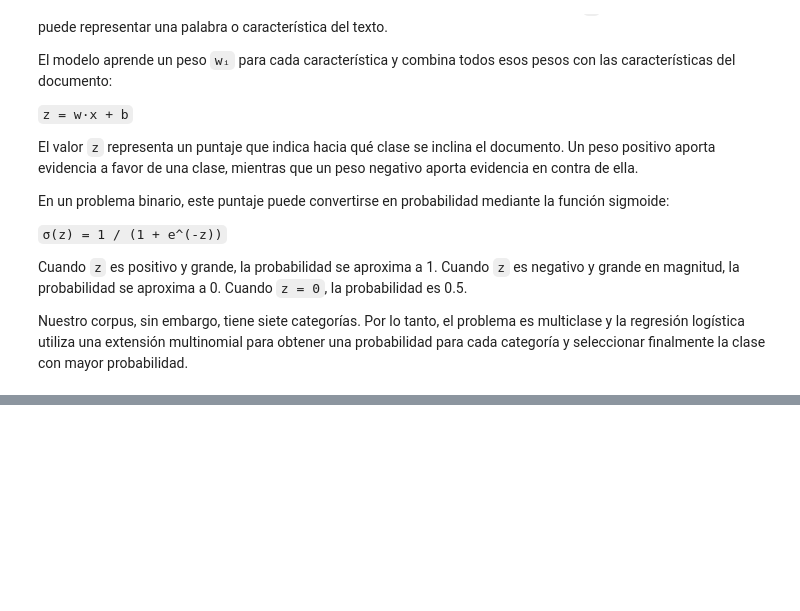
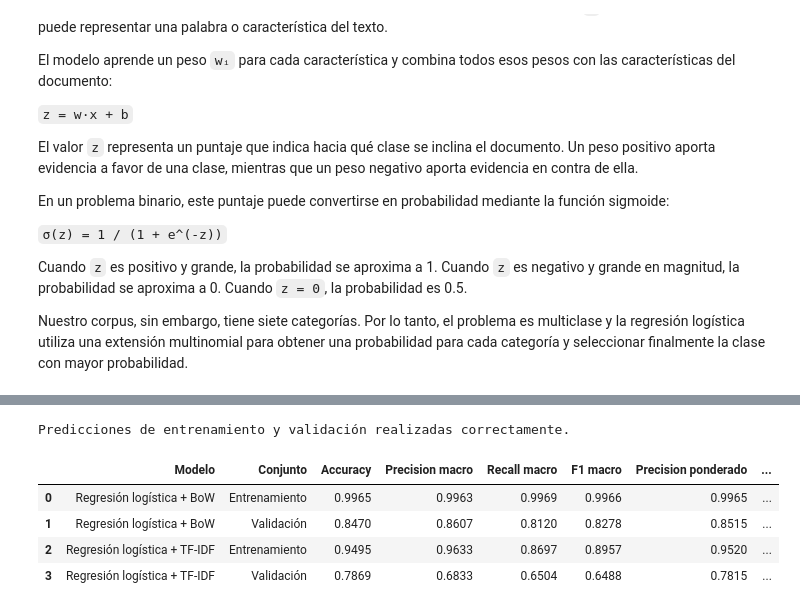
Before and after one commit to Cynthiss/NLP, a Jupyter notebook: Lab_4/Lab_4.ipynb, the cells around one changed output, grey strips where cells are left out. Cells and saved outputs as stored; diff of their text form; code cells hidden in the pictures; blank space fills up the shorter version.

```diff
--- a/Lab_4/Lab_4.ipynb
+++ b/Lab_4/Lab_4.ipynb
@@ -3216,0 +3224,16 @@ resumen_logistico
+# %%
+
+# 2.1 Predicciones de regresión logística
+
+
+# BoW
+y_train_pred_log_bow = modelo_logistico_bow.predict(X_train_bow)
+y_val_pred_log_bow = modelo_logistico_bow.predict(X_val_bow)
+
+# TF-IDF
+y_train_pred_log_tfidf = modelo_logistico_tfidf.predict(X_train_tfidf)
+y_val_pred_log_tfidf = modelo_logistico_tfidf.predict(X_val_tfidf)
+
+print("Predicciones de entrenamiento y validación realizadas correctamente.")
+# %% [output]
+Predicciones de entrenamiento y validación realizadas correctamente.
@@ -3216,0 +3287,63 @@ resumen_logistico
+# %%
+
+# 2.3 Comparación de métricas
+
+
+resultados_logistica = pd.DataFrame([
+    {
+        "Modelo": "Regresión logística + BoW",
+        "Conjunto": "Entrenamiento",
+        **calcular_metricas_modelo(
+            y_train,
+            y_train_pred_log_bow
+        )
+    },
+    {
+        "Modelo": "Regresión logística + BoW",
+        "Conjunto": "Validación",
+        **calcular_metricas_modelo(
+            y_val,
+            y_val_pred_log_bow
+        )
+    },
+    {
+        "Modelo": "Regresión logística + TF-IDF",
+        "Conjunto": "Entrenamiento",
+        **calcular_metricas_modelo(
+            y_train,
+            y_train_pred_log_tfidf
+        )
+    },
+    {
+        "Modelo": "Regresión logística + TF-IDF",
+        "Conjunto": "Validación",
+        **calcular_metricas_modelo(
+            y_val,
+            y_val_pred_log_tfidf
+        )
+    }
+])
+
+columnas_metricas_logistica = [
+    "Accuracy",
+    "Precision macro",
+    "Recall macro",
+    "F1 macro",
+    "Precision ponderado",
+    "Recall ponderado",
+    "F1 ponderado"
+]
+
+resultados_logistica[
+    columnas_metricas_logistica
+] = resultados_logistica[
+    columnas_metricas_logistica
+].round(4)
+
+resultados_logistica
+# %% [output]
+|  | Modelo | Conjunto | Accuracy | Precision macro | Recall macro | F1 macro | Precision ponderado | ... |
+| 0 | Regresión logística + BoW | Entrenamiento | 0.9965 | 0.9963 | 0.9969 | 0.9966 | 0.9965 | ... |
+| 1 | Regresión logística + BoW | Validación | 0.8470 | 0.8607 | 0.8120 | 0.8278 | 0.8515 | ... |
+| 2 | Regresión logística + TF-IDF | Entrenamiento | 0.9495 | 0.9633 | 0.8697 | 0.8957 | 0.9520 | ... |
+| 3 | Regresión logística + TF-IDF | Validación | 0.7869 | 0.6833 | 0.6504 | 0.6488 | 0.7815 | ... |
```
Also changed, not shown: parts of 13 cells of this notebook.
